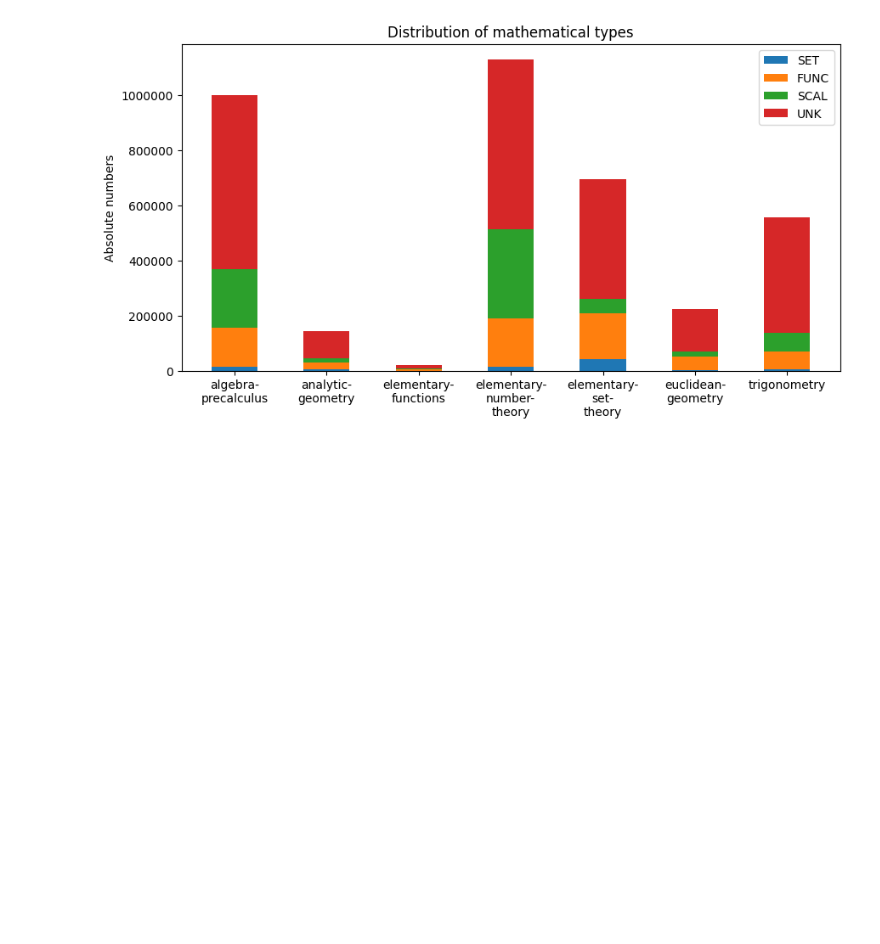
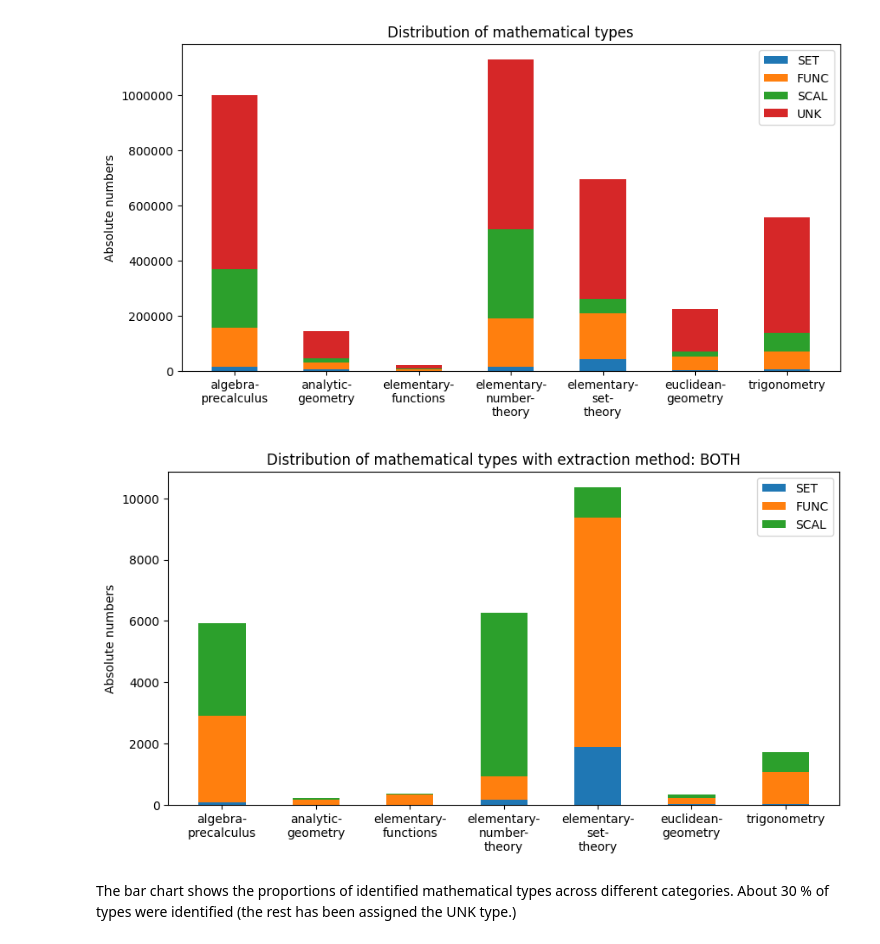
Before and after one commit to padieul/sem_math_repo, a Jupyter notebook: overview.ipynb, the cells around one changed output. Drawn from its saved outputs; the diff is of its cells as text; code cells hidden in the pictures; blank space fills up the shorter version.

```diff
--- a/overview.ipynb
+++ b/overview.ipynb
@@ -145,4 +146,21 @@ title_str = "Distribution of mathematical types"
 plot_types(sel_coll_labels, vals_list, m_type_labels, title_str)
 # %% [output]
 [figure]
+# %%
+vals_list = []
+for t_label in m_type_labels:
+    t_all_counts_list = []
+    for coll in sel_coll_names:
+        type_count_dict = data.apply_once(coll, funcs.count_m_type_occurences_once, {"m_type": t_label})
+        type_count_total = type_count_dict["TypeBothCount"]
+        t_all_counts_list.append(type_count_total)
+    vals_list.append(t_all_counts_list)
+
+title_str = "Distribution of mathematical types with extraction method: BOTH"
+
+plot_types(sel_coll_labels, vals_list, m_type_labels, title_str)
+# %% [output]
+[figure, added]
+# %% [markdown]
+The bar chart shows the proportions of identified mathematical types across different categories. About 30 % of types were identified (the rest has been assigned the UNK type.)
 # %%
```
Also changed, not shown: parts of 8 cells of this notebook.
